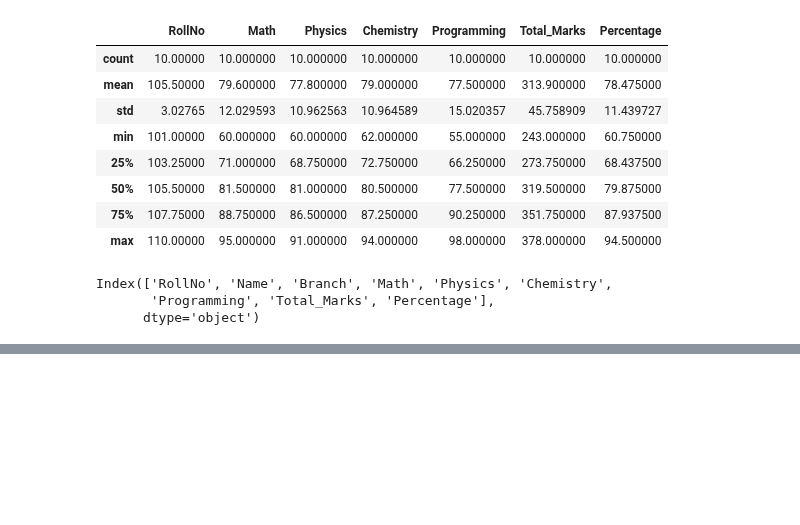
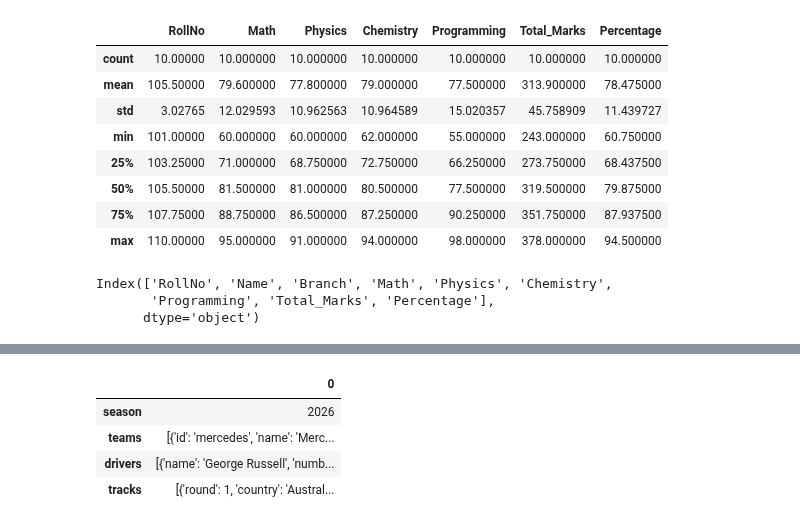
Before and after one commit to jayanth2005sai-ship-it/ML_LAB_2026-2027, a Jupyter notebook: firstlab.ipynb, the cells around one changed output, grey strips where cells are left out. Drawn from its saved outputs; the diff is of its cells as text; code cells hidden in the pictures; blank space fills up the shorter version.

```diff
--- a/firstlab.ipynb
+++ b/firstlab.ipynb
@@ -83,0 +103,10 @@ Index(['RollNo', 'Name', 'Branch', 'Math', 'Physics', 'Chemistry',
+# %%
+f1=pd.read_json("/f1_2026_dataset.json", orient='index')
+# %%
+f1.head()
+# %% [output]
+|  | 0 |
+| season | 2026 |
+| teams | [{'id': 'mercedes', 'name': 'Merc... |
+| drivers | [{'name': 'George Russell', 'numb... |
+| tracks | [{'round': 1, 'country': 'Austral... |
```
Also changed, not shown: parts of 1 cell of this notebook.
